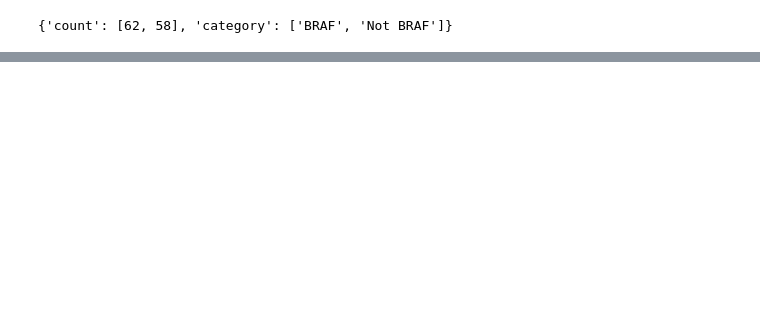
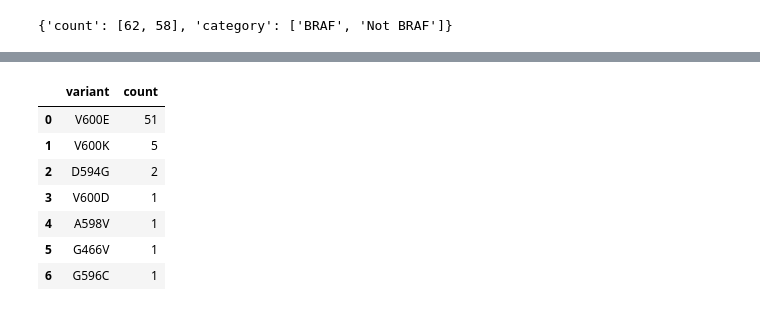
Before and after one commit to cancervariants/metakb, a Jupyter notebook: notebooks/therapeutics.ipynb, the cells around one changed output, grey strips where cells are left out. Saved outputs shown, nothing was run; the diff lists cells and outputs as text; code cells hidden in the pictures; blank space fills up the shorter version.

```diff
--- a/notebooks/therapeutics.ipynb
+++ b/notebooks/therapeutics.ipynb
@@ -535,0 +612,15 @@ fig.show()
+# %%
+tdf = braf_df[braf_df['therapeutic_type'].str.contains('CombinationTherapy')]
+
+
+braf_variant_counts = tdf['braf_variant'].value_counts().rename_axis('variant').reset_index(name='count')
+braf_variant_counts
+# %% [output]
+|  | variant | count |
+| 0 | V600E | 51 |
+| 1 | V600K | 5 |
+| 2 | D594G | 2 |
+| 3 | V600D | 1 |
+| 4 | A598V | 1 |
+| 5 | G466V | 1 |
+| 6 | G596C | 1 |
```
Also changed, not shown: parts of 9 cells of this notebook.
